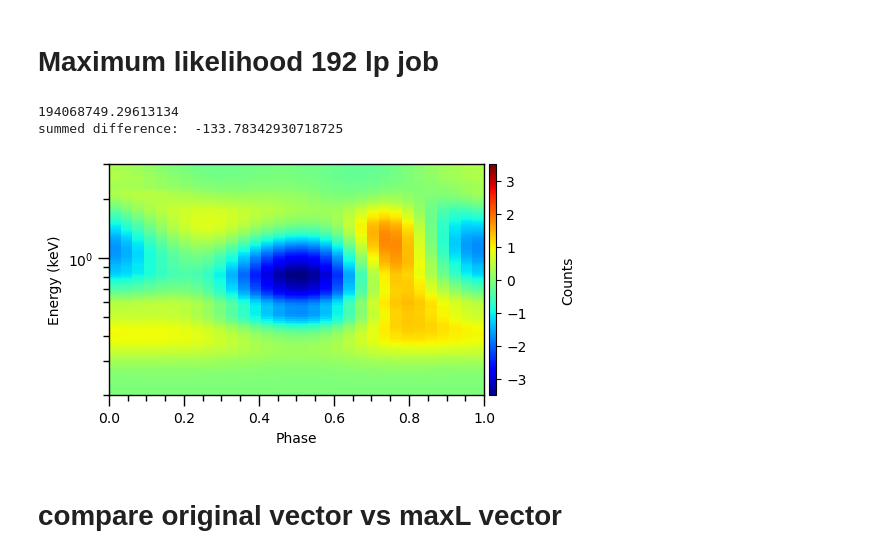
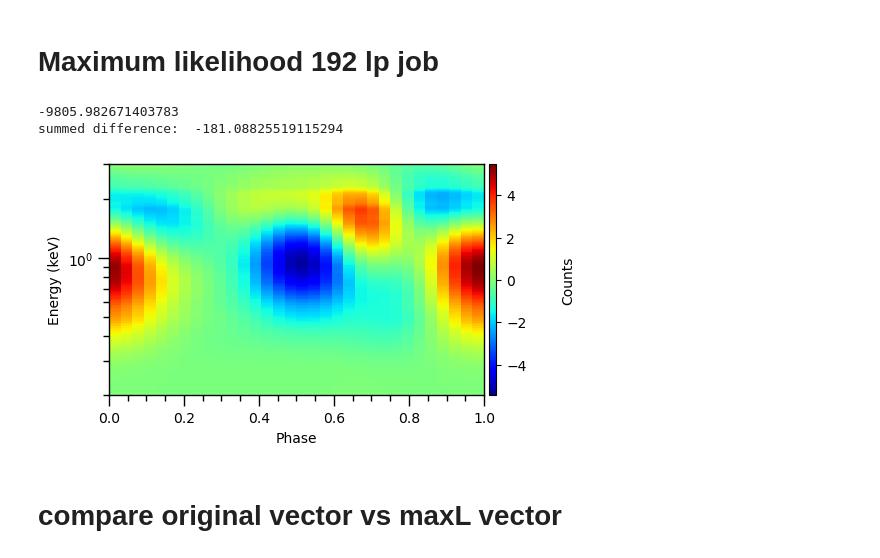
Before and after one commit to Basdorsman/xpsi, a Jupyter notebook: AMXPs/J1808_synthetic/Notebooks/compare_original_maxL.ipynb, the cells around one changed output. Drawn from its saved outputs; the diff is of its cells as text; code cells hidden in the pictures.

```diff
--- a/AMXPs/J1808_synthetic/Notebooks/compare_original_maxL.ipynb
+++ b/AMXPs/J1808_synthetic/Notebooks/compare_original_maxL.ipynb
@@ -133,18 +128,18 @@ print(np.sum((ST.data.counts-expected_counts2)))
 # 0.670045739653590822E+01,
 # 0.121213084628677747E+01]
 
-# P_MaxL_NP_192 = [0.159541871493433973E+01,
-# 0.103217607341850268E+02,
-# 0.348596939961232444E+01,
-# 0.546166856071860551E+00,
-# -0.528761454159420996E-02,
-# 0.105021979369667684E+01,
-# 0.313327751326617054E+00,
-# 0.129295039715317858E-02,
-# 0.415074685360910678E+02,
-# 0.153428372501099131E+01,
-# 0.666247831762742670E+01,
-# 0.100173397883003434E+01]
+P_MaxL_NP_192 = [0.159541871493433973E+01,
+0.103217607341850268E+02,
+0.348596939961232444E+01,
+0.546166856071860551E+00,
+-0.528761454159420996E-02,
+0.105021979369667684E+01,
+0.313327751326617054E+00,
+0.129295039715317858E-02,
+0.415074685360910678E+02,
+0.153428372501099131E+01,
+0.666247831762742670E+01,
+0.100173397883003434E+01]
 
 # P_sfac10_np = [0.161918804730604338E+01,
 # 0.113568614792697762E+02,
@@ -155,49 +150,49 @@ print(np.sum((ST.data.counts-expected_counts2)))
 # 0.301653772232013562E+00,
 # 0.128105478746190623E-02,
 # 0.142029308561448403E+03,
 # 0.823422731908273531E+00,
 # 0.669101698459687988E+01,
 # 0.124634548503898590E+01]
 
 # P_no_bg_no_sp = [0.179574651988271583E+01,
 # 0.116404571293141483E+02,
 # 0.343953848316392152E+01,
 # 0.113148997662499945E+00,
 # -0.365438177746274517E-02,
 # 0.720120042748522482E+00,
 # 0.285291972400469052E+00,
 # 0.131330143641136365E-02,
 # 0.696323599549771899E+02,
 # 0.102854131958262673E+01,
 # 0.667632969432271040E+01,
 # 0.139598328281685236E+01]
 
-given_bg = [0.149088620131332639E+01,
-0.113390970016051522E+02,
-0.344128175202921716E+01,
-0.493895463200423268E+00,
--0.165551915786074644E-02,
-0.841750683338661432E+00,
-0.258081757072923357E+00,
-0.128010657536884679E-02,
-0.118049283465624043E+03,
-0.962430056410098267E+00,
-0.668200333438867844E+01,
-0.116822614082632126E+01]
+# given_bg = [0.149088620131332639E+01,
+# 0.113390970016051522E+02,
+# 0.344128175202921716E+01,
+# 0.493895463200423268E+00,
+# -0.165551915786074644E-02,
+# 0.841750683338661432E+00,
+# 0.258081757072923357E+00,
+# 0.128010657536884679E-02,
+# 0.118049283465624043E+03,
+# 0.962430056410098267E+00,
+# 0.668200333438867844E+01,
+# 0.116822614082632126E+01]
 
 
 
-print(ST.likelihood(given_bg, reinitialise=True))
+print(ST.likelihood(P_MaxL_NP_192, reinitialise=True))
 
 counts_maxl = ST.signal.expected_counts
 diff_maxl = counts_maxl-ST.data.counts
 plot_one_pulse(diff_maxl, ST.data.phases, ST.NICER.channel_edges)
 
 print('summed difference: ',np.sum((diff_maxl)))
 # %% [output]
-194068749.29613134
-summed difference:  -133.78342930718725
+-9805.982671403783
+summed difference:  -181.08825519115294
-[figure, old version]
+[figure, new version]
 # %%
 np.sum(diff_maxl)
 # %%
```
Also changed, not shown: parts of 18 cells of this notebook, 5 other files.
